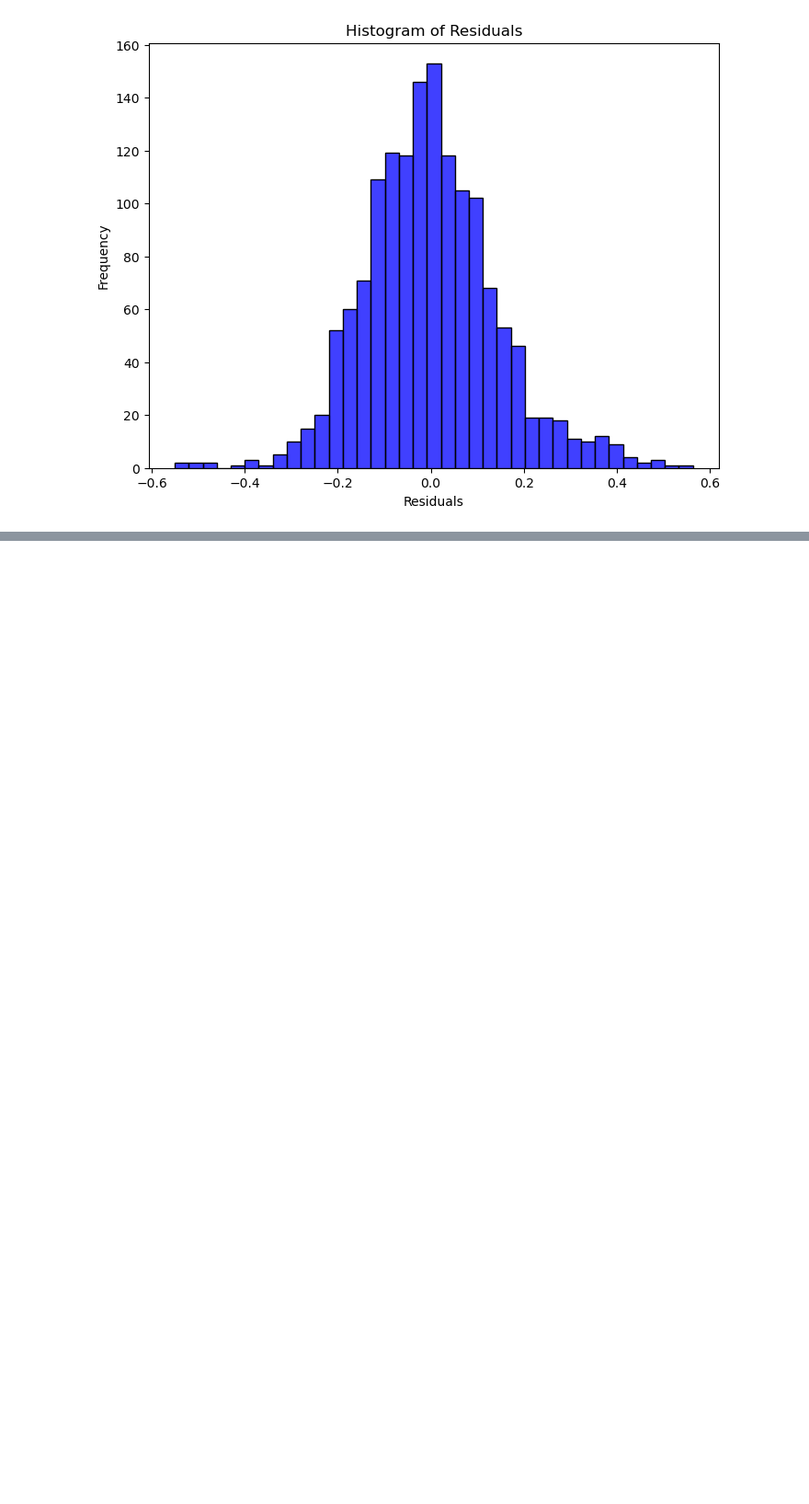
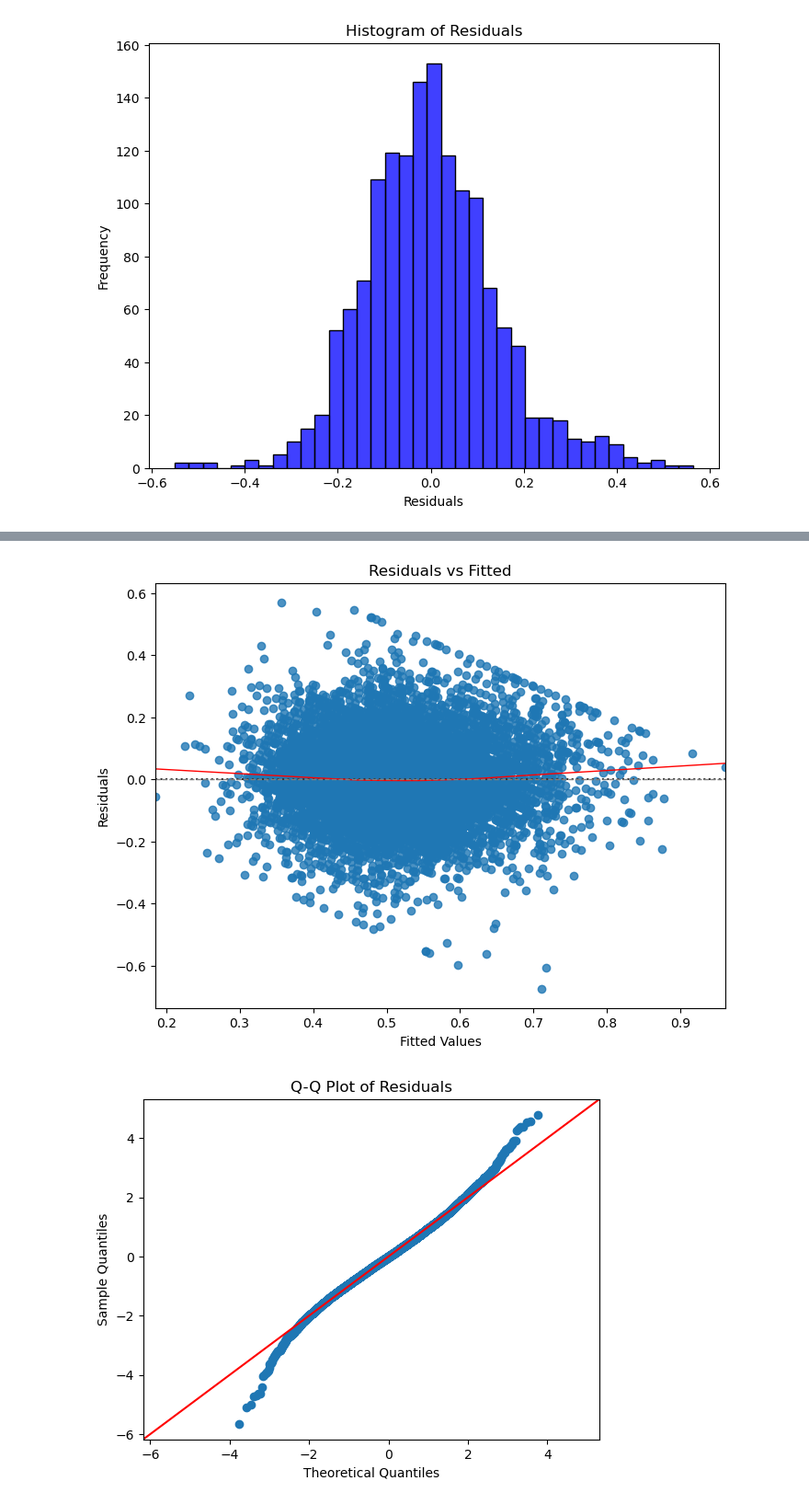
Before and after one commit to ekaba007/world_value, a Jupyter notebook: analysis/modelling.ipynb, the cells around one changed output, grey strips where cells are left out. Shown at 92% size. Saved outputs shown, nothing was run; the diff lists cells and outputs as text; code cells hidden in the pictures; blank space fills up the shorter version.

```diff
--- a/analysis/modelling.ipynb
+++ b/analysis/modelling.ipynb
@@ -424,0 +609,13 @@ plt.show()
+# %%
+# Get the names of features with non-zero coefficients
+selected_features = lasso_coefficients[lasso_coefficients != 0].index
+X_ols = X[selected_features]
+
+# Add a constant term to the model (for the intercept)
+X_const = sm.add_constant(X_ols)
+
+# Fit OLS model with robust standard errors
+ols_model_robust = sm.OLS(y, X_const).fit(cov_type='HC0')
+
+# Print the regression results with robust standard errors
+print(ols_model_robust.summary())
@@ -424,0 +640,31 @@ plt.show()
+# %%
+# Residuals from the model
+residuals = ols_model_robust.resid
+
+# Predicted values from the model
+fitted_values = ols_model_robust.fittedvalues
+
+# 1. Residuals vs. Fitted Plot
+plt.figure(figsize=(8, 6))
+sns.residplot(x=fitted_values, y=residuals, lowess=True, line_kws={'color': 'red', 'lw': 1})
+plt.axhline(0, linestyle='--', color='gray', linewidth=1)
+plt.title('Residuals vs Fitted')
+plt.xlabel('Fitted Values')
+plt.ylabel('Residuals')
+plt.show()
+
+# 2. Q-Q Plot
+sm.qqplot(residuals, line='45', fit=True)
+plt.title('Q-Q Plot of Residuals')
+plt.show()
+
+# 3. Histogram of Residuals
+plt.figure(figsize=(8, 6))
+sns.histplot(residuals, color='blue')
+plt.title('Histogram of Residuals')
+plt.xlabel('Residuals')
+plt.ylabel('Frequency')
+plt.show()
+# %% [output]
+[figure, added]
+[figure, added]
```
Also changed, not shown: parts of 23 cells of this notebook.
